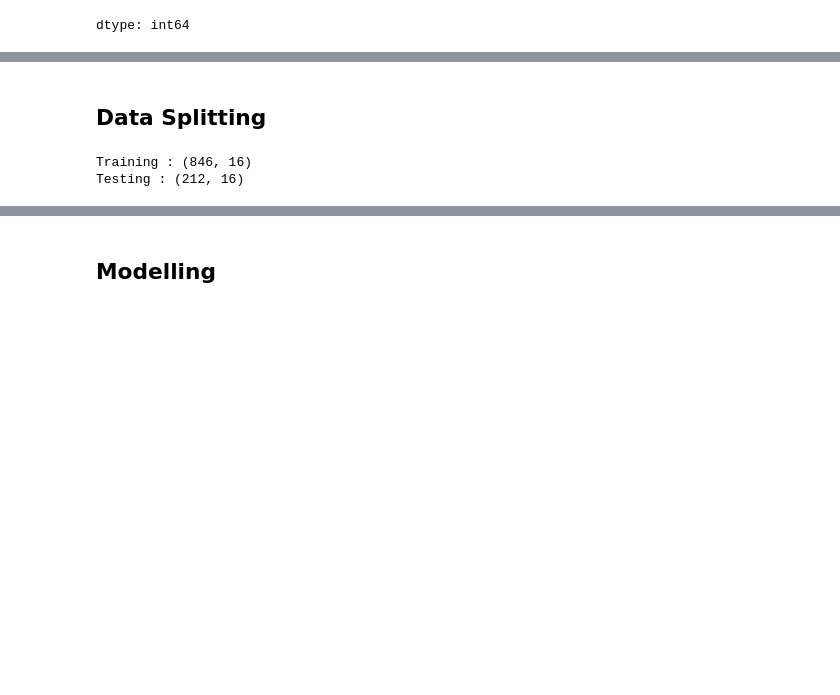
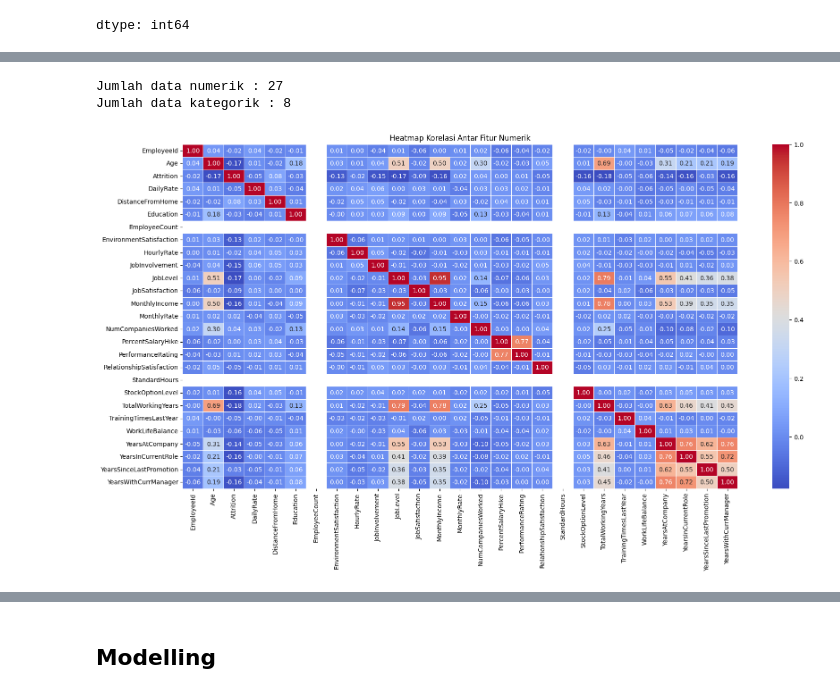
Before and after one commit to mazhrf/submission_hr, a Jupyter notebook: notebook.ipynb, the cells around one changed output, grey strips where cells are left out. Saved outputs shown, nothing was run; the diff lists cells and outputs as text; code cells hidden in the pictures; blank space fills up the shorter version.

```diff
--- a/notebook.ipynb
+++ b/notebook.ipynb
@@ -32,2 +30,5 @@ warnings.filterwarnings('ignore')
 # %%
-raw = "https://raw.githubusercontent.com/dicodingacademy/dicoding_dataset/main/employee/employee_data.csv"
+df = pd.read_csv(
+    "https://raw.githubusercontent.com/dicodingacademy/dicoding_dataset/main/employee/employee_data.csv",
+    encoding='windows-1252'
+    )
@@ -73,5 +131,2 @@ Data ini berisi detail demografis, metrik terkait pekerjaan, dan indikator apaka
 # %% [markdown]
 ## **Data Preparation**
-# %%
-df = pd.read_csv(raw)
-df.sample(10).T
@@ -95,0 +154,2 @@ df.sample(10).T
+# %%
+df.dropna(inplace=True)
@@ -403,2 +187,0 @@ Index(['Age', 'Attrition', 'Department', 'Education', 'EducationField',
-# %% [markdown]
-## **Data Splitting**
@@ -408,8 +187,0 @@ y = dfmdl["Attrition"]
-# %%
-X_train, X_test, y_train, y_test = train_test_split(X, y, test_size=0.2, random_state=42)
-
-print("Training :", X_train.shape)
-print("Testing :", X_test.shape)
-# %% [output]
-Training : (846, 16)
-Testing : (212, 16)
@@ -418,0 +188,18 @@ X_train = st.fit_transform(X_train)
+# %%
+num = df.select_dtypes(include=['int64', 'float64']).columns
+cat = df.select_dtypes(include='object').columns
+
+print("Jumlah data numerik :", len(num))
+print("Jumlah data kategorik :", len(cat))
+# %% [output]
+Jumlah data numerik : 27
+Jumlah data kategorik : 8
+# %%
+num_features = df.select_dtypes(include=['int64', 'float64']).columns.tolist()
+
+plt.figure(figsize=(20, 10))
+sns.heatmap(df[num_features].corr(), annot=True, cmap='coolwarm', fmt='.2f', linewidths=0.5)
+plt.title("Heatmap Korelasi Antar Fitur Numerik")
+plt.show()
+# %% [output]
+[figure, added]
```
Also changed, not shown: parts of 84 cells of this notebook, 5 other files.
